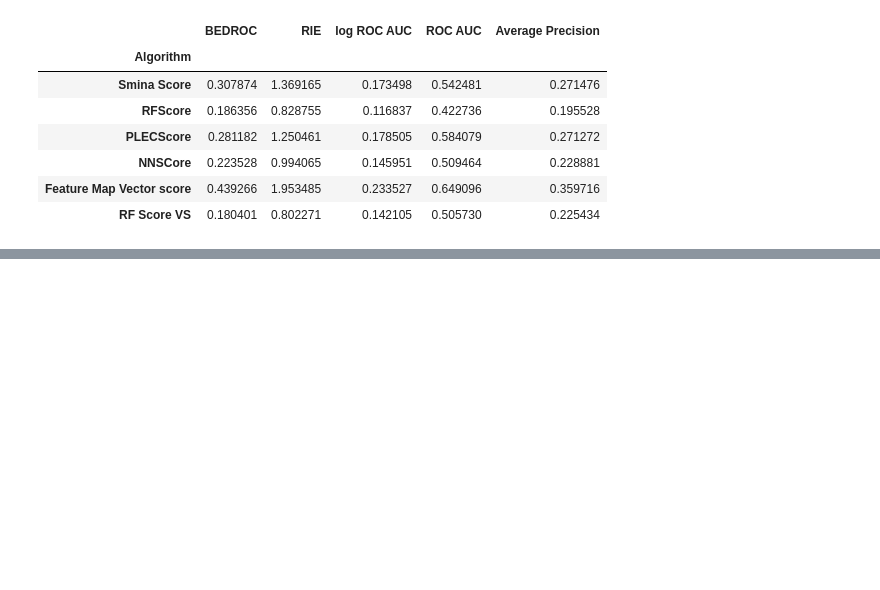
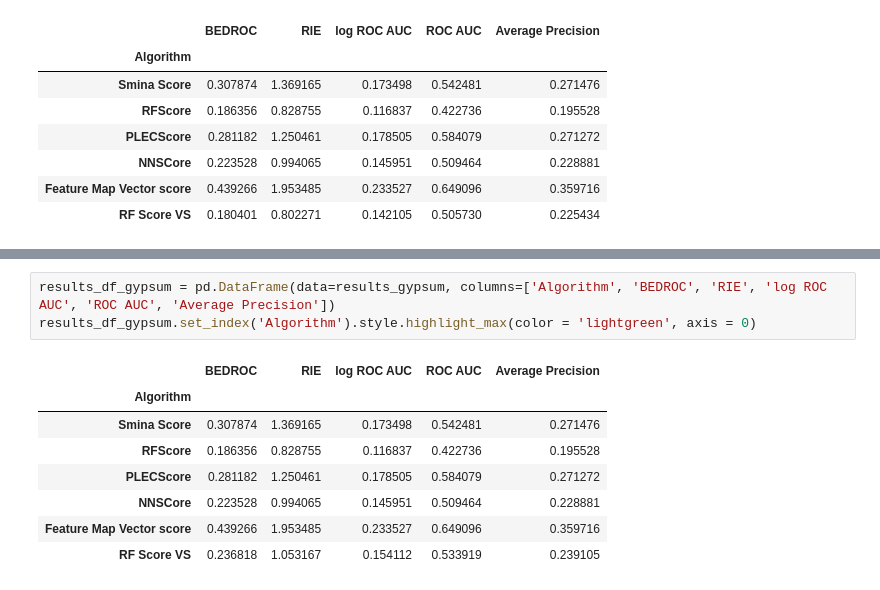
Before and after one commit to ljmartin/d4-rescore, a Jupyter notebook: 3-rescore_docked_mols.ipynb, the cells around one changed output, grey strips where cells are left out. Cells and saved outputs as stored; diff of their text form; blank space fills up the shorter version.

```diff
--- a/3-rescore_docked_mols.ipynb
+++ b/3-rescore_docked_mols.ipynb
@@ -247,0 +280,12 @@ results_df.set_index('Algorithm').style.highlight_max(color = 'lightgreen', axis
+# %%
+results_df_gypsum = pd.DataFrame(data=results_gypsum, columns=['Algorithm', 'BEDROC', 'RIE', 'log ROC AUC', 'ROC AUC', 'Average Precision'])
+results_df_gypsum.set_index('Algorithm').style.highlight_max(color = 'lightgreen', axis = 0)
+# %% [output]
+|  | BEDROC | RIE | log ROC AUC | ROC AUC | Average Precision |
+| Algorithm |  |  |  |  |  |
+| Smina Score | 0.307874 | 1.369165 | 0.173498 | 0.542481 | 0.271476 |
+| RFScore | 0.186356 | 0.828755 | 0.116837 | 0.422736 | 0.195528 |
+| PLECScore | 0.281182 | 1.250461 | 0.178505 | 0.584079 | 0.271272 |
+| NNSCore | 0.223528 | 0.994065 | 0.145951 | 0.509464 | 0.228881 |
+| Feature Map Vector score | 0.439266 | 1.953485 | 0.233527 | 0.649096 | 0.359716 |
+| RF Score VS | 0.236818 | 1.053167 | 0.154112 | 0.533919 | 0.239105 |
```
Also changed, not shown: parts of 2 cells of this notebook, 4 other files.
